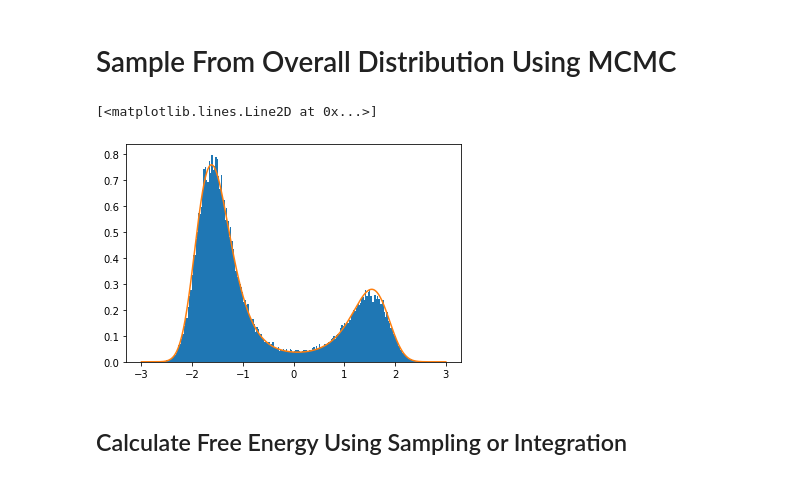
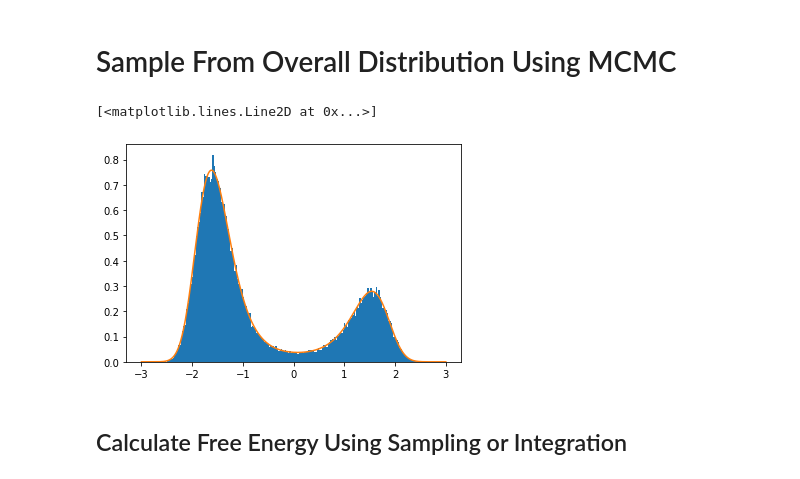
Before and after one commit to BloonCorps/IAP2022, a Jupyter notebook: my_experiments/free_energy_two_well_deep_bar.ipynb, the cells around one changed output. Drawn from its saved outputs; the diff is of its cells as text; code cells hidden in the pictures.

```diff
--- a/my_experiments/free_energy_two_well_deep_bar.ipynb
+++ b/my_experiments/free_energy_two_well_deep_bar.ipynb
@@ -78,8 +78,8 @@ plt.plot(lines, p_x_curve)
 # %% [markdown]
 # Sample From Overall Distribution Using MCMC
 # %%
-def metropolis_hastings(target_density, range0 = None, size=300000):
-    burnin_size = 100000
+def metropolis_hastings(target_density, range0 = None, size=100000):
+    burnin_size = 10000
     size += burnin_size
 
     x0 = 0
@@ -90,35 +90,35 @@ def metropolis_hastings(target_density, range0 = None, size=300000):
     lower, upper = range0[0], range0[1]
 
     for i in range(size):
-        xt_candidate = np.array([np.random.normal(0, 4)])
+        xt_candidate = np.array([np.random.normal(float(xt), 2.5)])
 
         if range0 == None:
             accept_prob = (target_density(xt_candidate))/(target_density(xt))
         #fix this shitty code
         else:
             if (xt_candidate < lower) or (xt_candidate > upper):
                 accept_prob = 0
             else:
                 accept_prob = (target_density(xt_candidate))/(target_density(xt))
 
         if np.random.uniform(0, 1) < accept_prob:
             xt = xt_candidate
         samples.append(xt)
 
     samples = np.array(samples[burnin_size:])
     return samples
 
 #https://stackoverflow.com/questions/21100716/fast-arbitrary-distribution-random-sampling-inverse-transform-sampling
 samples = metropolis_hastings(p_x, range0 = (-100, 100))
 
 lines = np.linspace(-3, 3, 1000)
 normal_curve = [p_x(l) for l in lines]
 dist = samples
 plt.hist(dist, density=1, bins=200)
 plt.plot(lines, normal_curve)
 # %% [output]
 [<matplotlib.lines.Line2D at 0x...>]
-[figure, old version]
+[figure, new version]
 # %% [markdown]
 ## Calculate Free Energy Using Sampling or Integration
 # %% [markdown]
```
Also changed, not shown: parts of 7 cells of this notebook, 4 other files.
